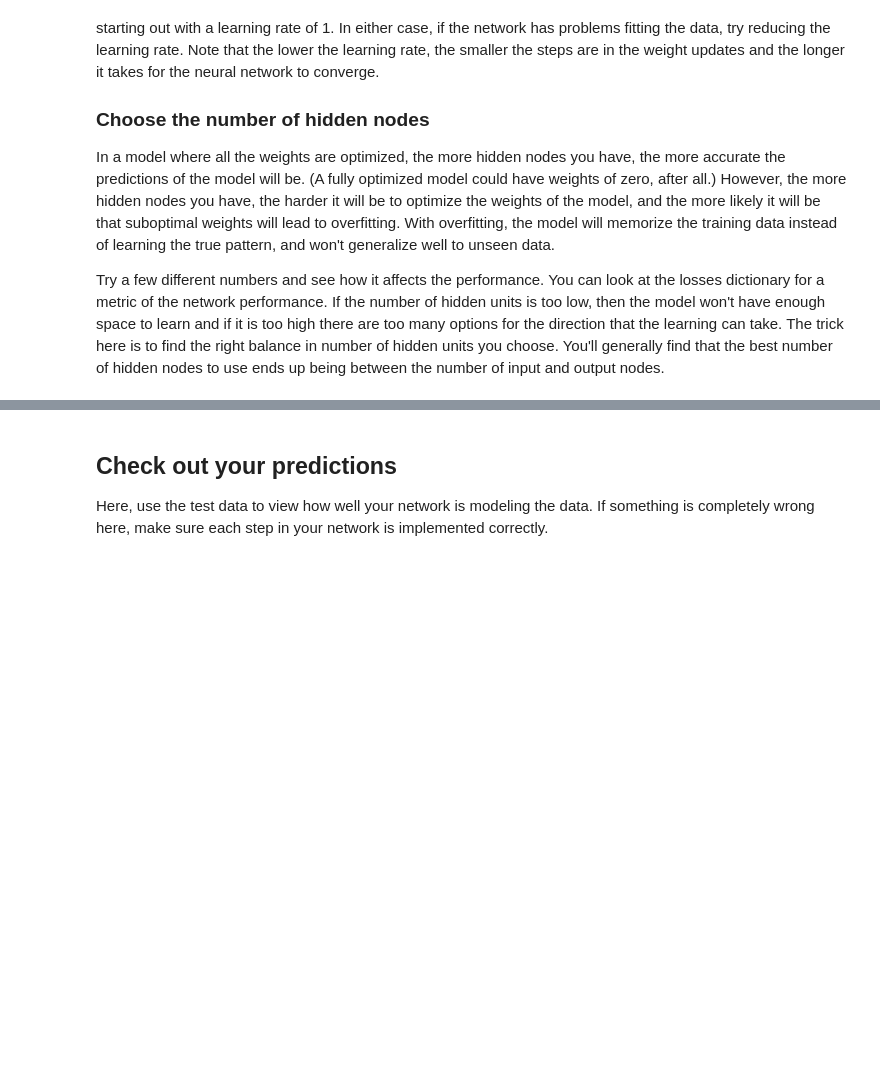
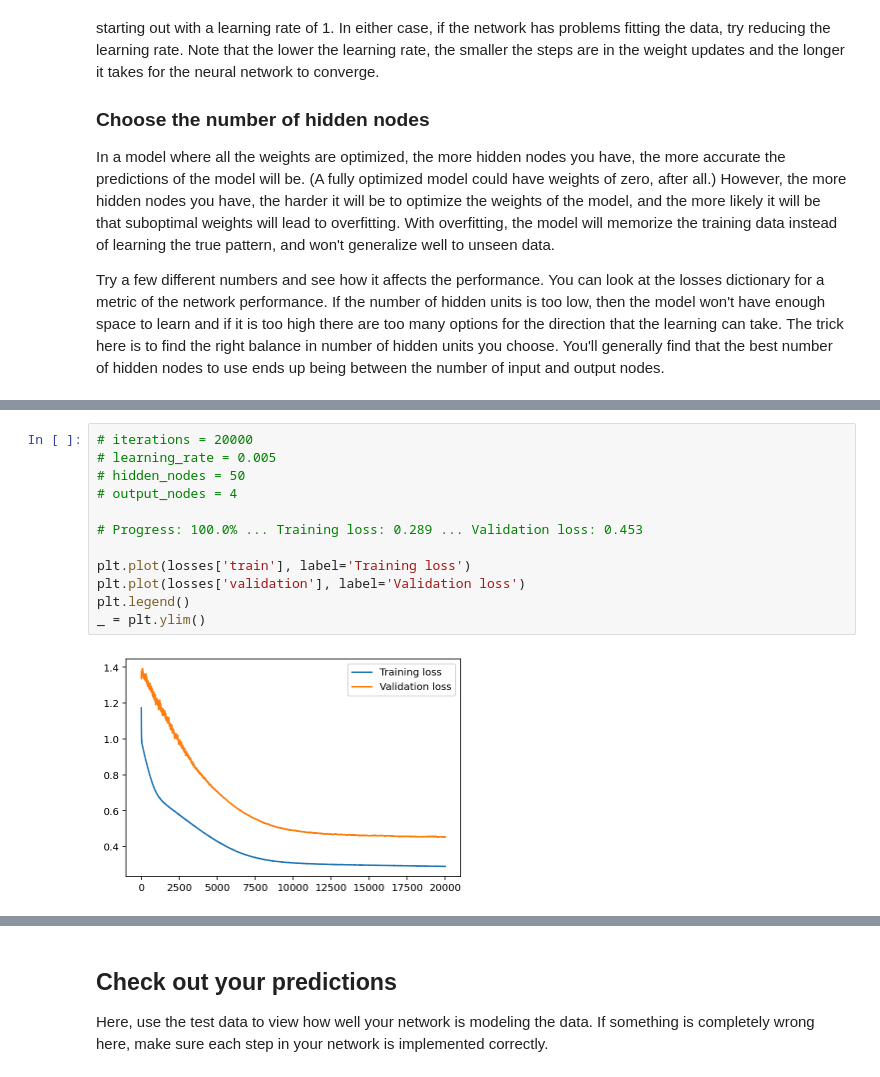
Before and after one commit to bnagallo/DL1-project-bike-sharing, a Jupyter notebook: Predicting_bike_sharing_data.ipynb, the cells around one changed output, grey strips where cells are left out. Saved outputs shown, nothing was run; the diff lists cells and outputs as text; blank space fills up the shorter version.

```diff
--- a/Predicting_bike_sharing_data.ipynb
+++ b/Predicting_bike_sharing_data.ipynb
@@ -378,0 +436,14 @@ Progress: 0.0% ... Training loss: 0     ... Validation loss: 15435[[0.35840968]
+# %%
+# iterations = 20000
+# learning_rate = 0.005
+# hidden_nodes = 50
+# output_nodes = 4
+
+# Progress: 100.0% ... Training loss: 0.289 ... Validation loss: 0.453
+
+plt.plot(losses['train'], label='Training loss')
+plt.plot(losses['validation'], label='Validation loss')
+plt.legend()
+_ = plt.ylim()
+# %% [output]
+[figure, added]
```
Also changed, not shown: parts of 14 cells of this notebook, 1 other file.
